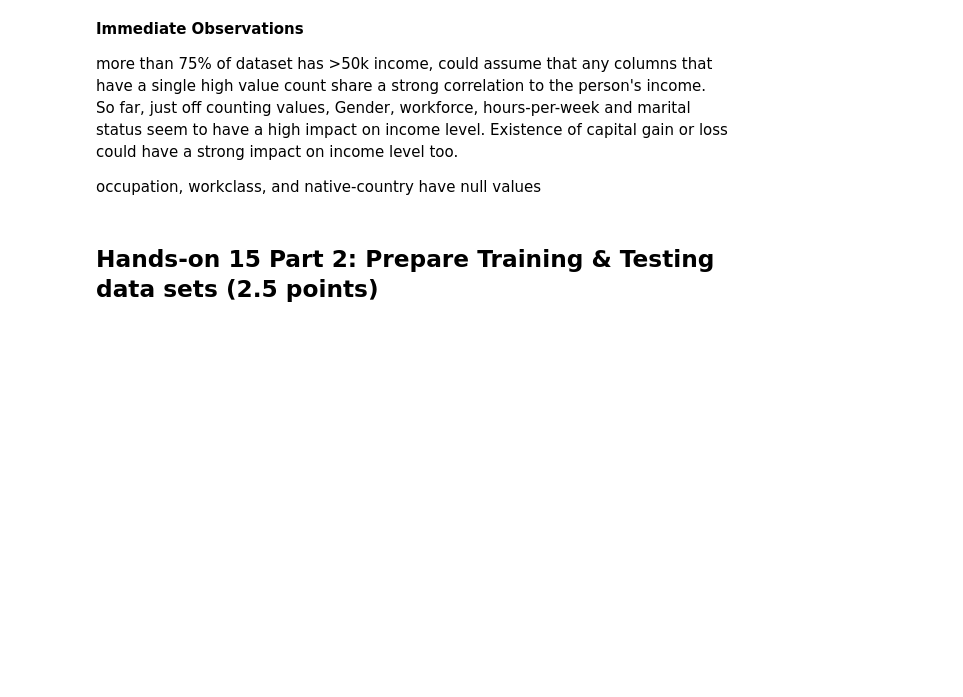
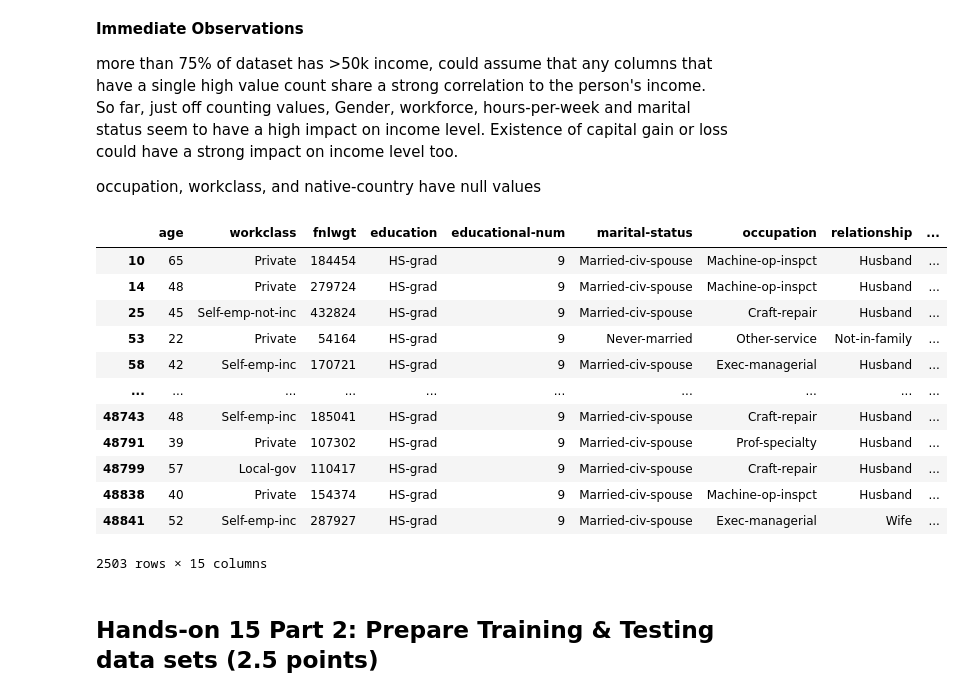
Before and after one commit to V31T/ML_INTRO_CS133, a Jupyter notebook: HENRY_PHAM_CS133_ho15_ho16.ipynb, the cells around one changed output. Cells and saved outputs as stored; diff of their text form; code cells hidden in the pictures; blank space fills up the shorter version.

```diff
--- a/HENRY_PHAM_CS133_ho15_ho16.ipynb
+++ b/HENRY_PHAM_CS133_ho15_ho16.ipynb
@@ -183,6 +183,26 @@ plt.show()
 more than 75% of dataset has >50k income, could assume that any columns that have a single high value count share a strong correlation to the person's income. So far, just off counting values, Gender, workforce, hours-per-week and marital status seem to have a high impact on income level. Existence of capital gain or loss could have a strong impact on income level too.
 
 occupation, workclass, and native-country have null values
+# %%
+b4_df = pd.read_csv(adults, na_values=['?'] )
+
+b4_df[(b4_df['income'] == '>50K') & (b4_df['education'] == 'HS-grad')]
+
+#just realized what educational-num is
+# %% [output]
+|  | age | workclass | fnlwgt | education | educational-num | marital-status | occupation | relationship | ... |
+| 10 | 65 | Private | 184454 | HS-grad | 9 | Married-civ-spouse | Machine-op-inspct | Husband | ... |
+| 14 | 48 | Private | 279724 | HS-grad | 9 | Married-civ-spouse | Machine-op-inspct | Husband | ... |
+| 25 | 45 | Self-emp-not-inc | 432824 | HS-grad | 9 | Married-civ-spouse | Craft-repair | Husband | ... |
+| 53 | 22 | Private | 54164 | HS-grad | 9 | Never-married | Other-service | Not-in-family | ... |
+| 58 | 42 | Self-emp-inc | 170721 | HS-grad | 9 | Married-civ-spouse | Exec-managerial | Husband | ... |
+| ... | ... | ... | ... | ... | ... | ... | ... | ... | ... |
+| 48743 | 48 | Self-emp-inc | 185041 | HS-grad | 9 | Married-civ-spouse | Craft-repair | Husband | ... |
+| 48791 | 39 | Private | 107302 | HS-grad | 9 | Married-civ-spouse | Prof-specialty | Husband | ... |
+| 48799 | 57 | Local-gov | 110417 | HS-grad | 9 | Married-civ-spouse | Craft-repair | Husband | ... |
+| 48838 | 40 | Private | 154374 | HS-grad | 9 | Married-civ-spouse | Machine-op-inspct | Husband | ... |
+| 48841 | 52 | Self-emp-inc | 287927 | HS-grad | 9 | Married-civ-spouse | Exec-managerial | Wife | ... |
+2503 rows × 15 columns
 # %% [markdown]
 ## Hands-on 15 Part 2: Prepare Training & Testing data sets (2.5 points)
 # %% [markdown]
```
Also changed, not shown: parts of 36 cells of this notebook.
